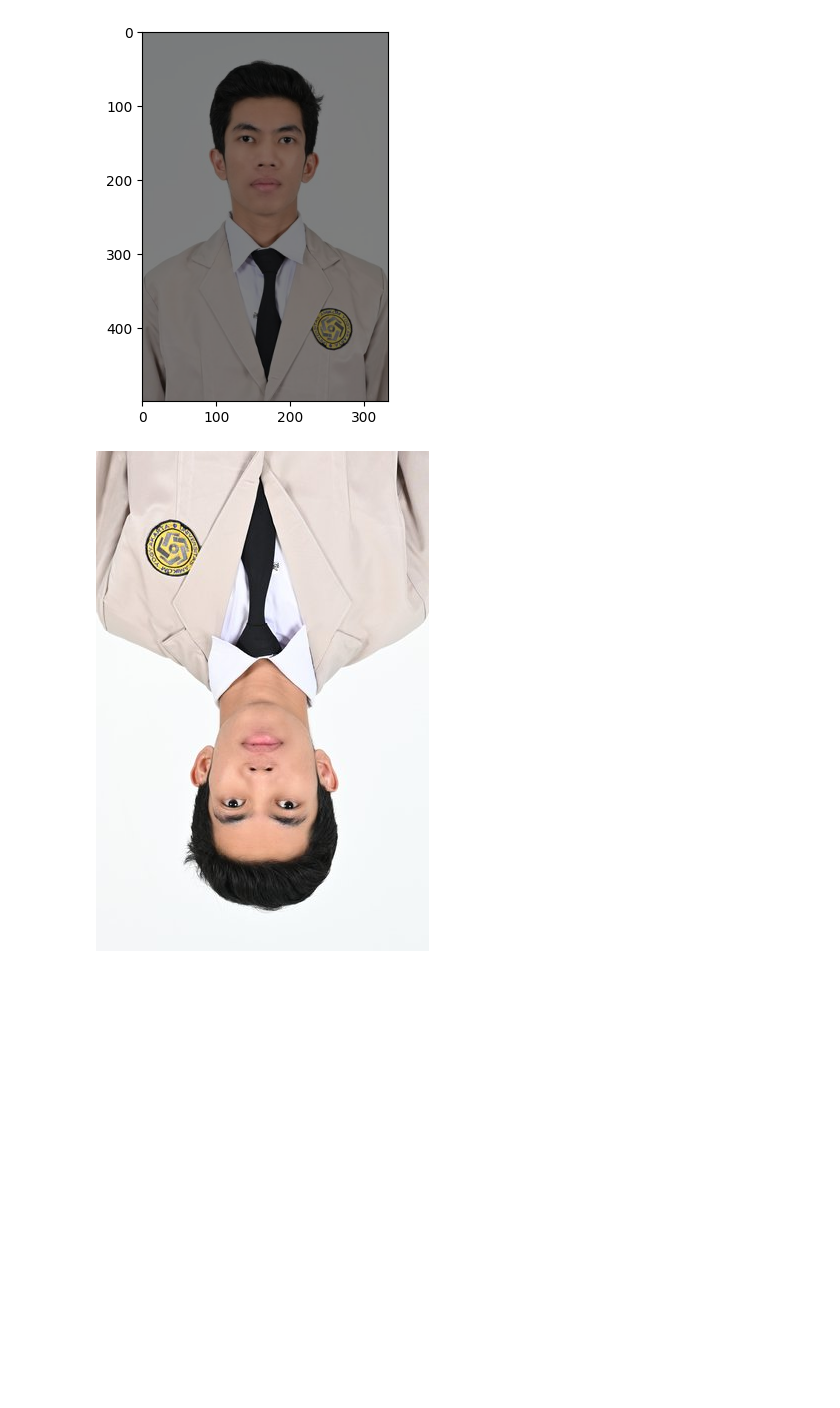
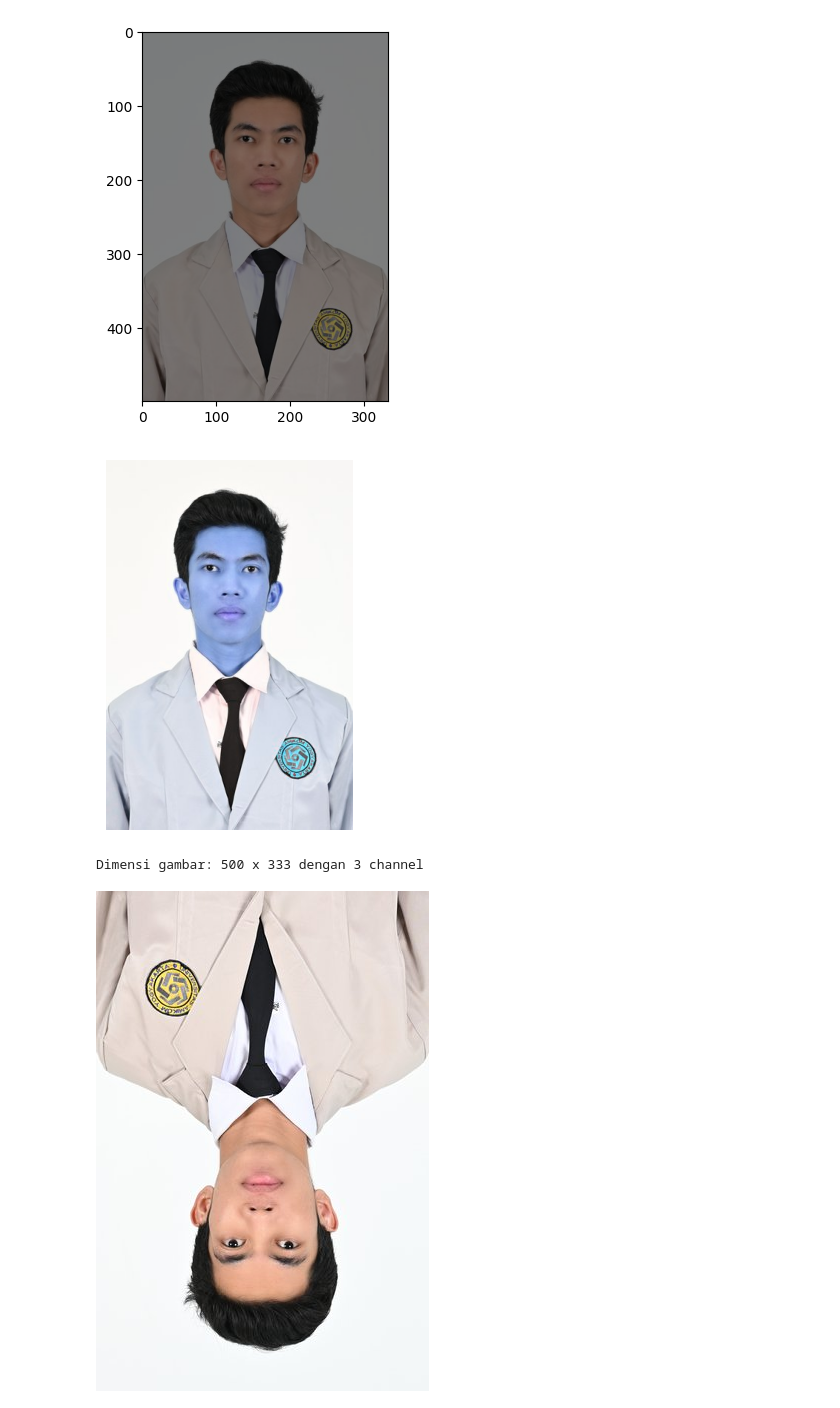
Before and after one commit to IasyaSholihin/Project_AmikomS2, a Jupyter notebook: Tuga_CV/23_55_2534_IasyaSholihin_Tgs_CV1.ipynb, the cells around one changed output. Cells and saved outputs as stored; diff of their text form; code cells hidden in the pictures; blank space fills up the shorter version.

```diff
--- a/Tuga_CV/23_55_2534_IasyaSholihin_Tgs_CV1.ipynb
+++ b/Tuga_CV/23_55_2534_IasyaSholihin_Tgs_CV1.ipynb
@@ -49,3 +41,26 @@ image.shape
+# %%
+import cv2
+from google.colab.patches import cv2_imshow  # Untuk Google Colab
+import matplotlib.pyplot as plt
+image = '/content/drive/MyDrive/Image_proc/saya1.jpg'
+# Load image
+image = cv2.imread(image)
+
+# Periksa apakah gambar berhasil dimuat
+if image is not None:
+    # Tampilkan gambar
+    plt.imshow(image)
+    plt.axis('off')
+    plt.show()
+
+    # Peroleh dimensi gambar
+    rows, cols, ch = image.shape
+    print("Dimensi gambar:", rows, "x", cols, "dengan", ch, "channel")
+else:
+    print("Gagal memuat gambar.")
+# %% [output]
+[figure, added]
+Dimensi gambar: 500 x 333 dengan 3 channel
 # %%
 img_rot = cv2.rotate(image, cv2.ROTATE_180)
 cv2_imshow(img_rot)
```
Also changed, not shown: parts of 3 cells of this notebook.
